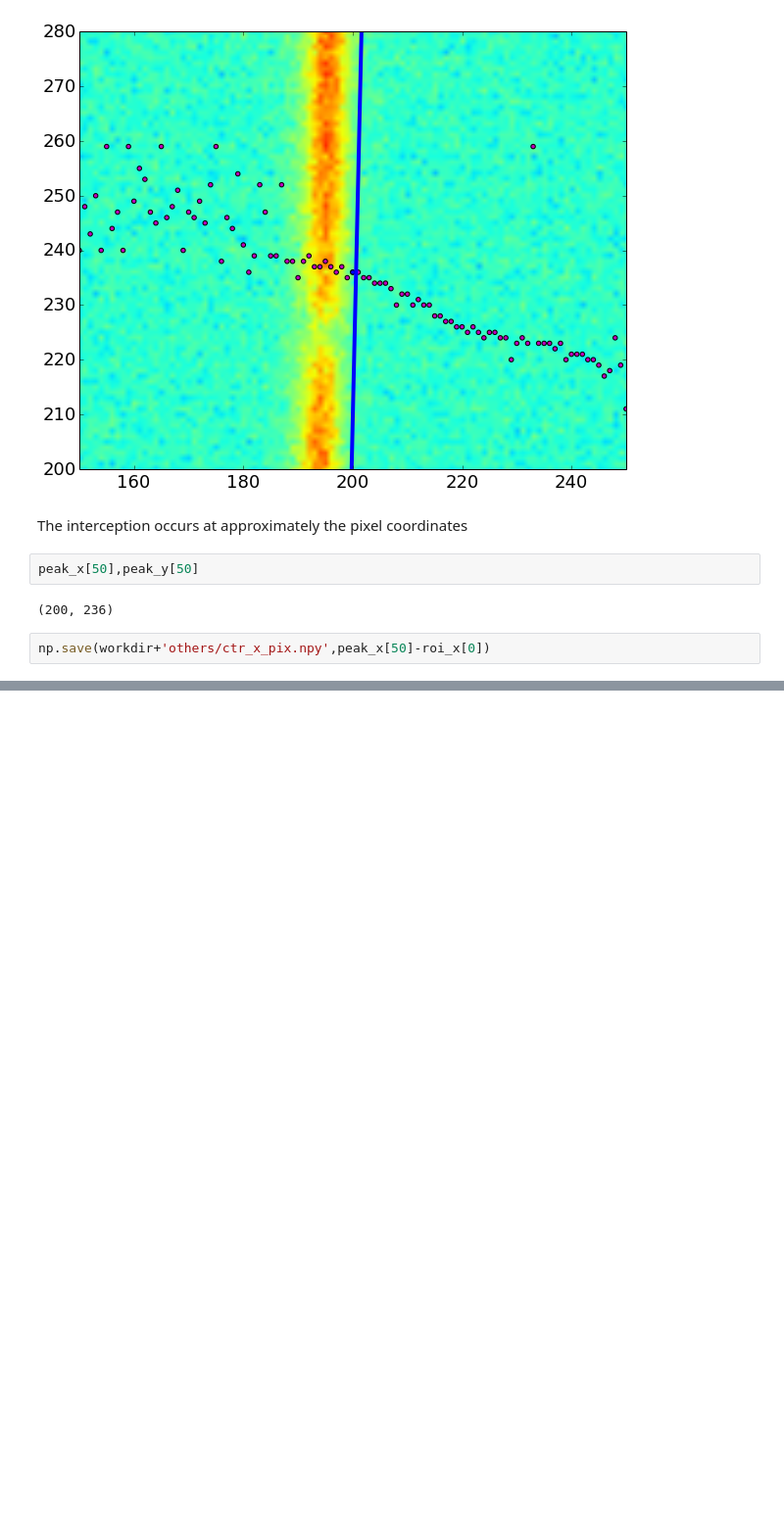
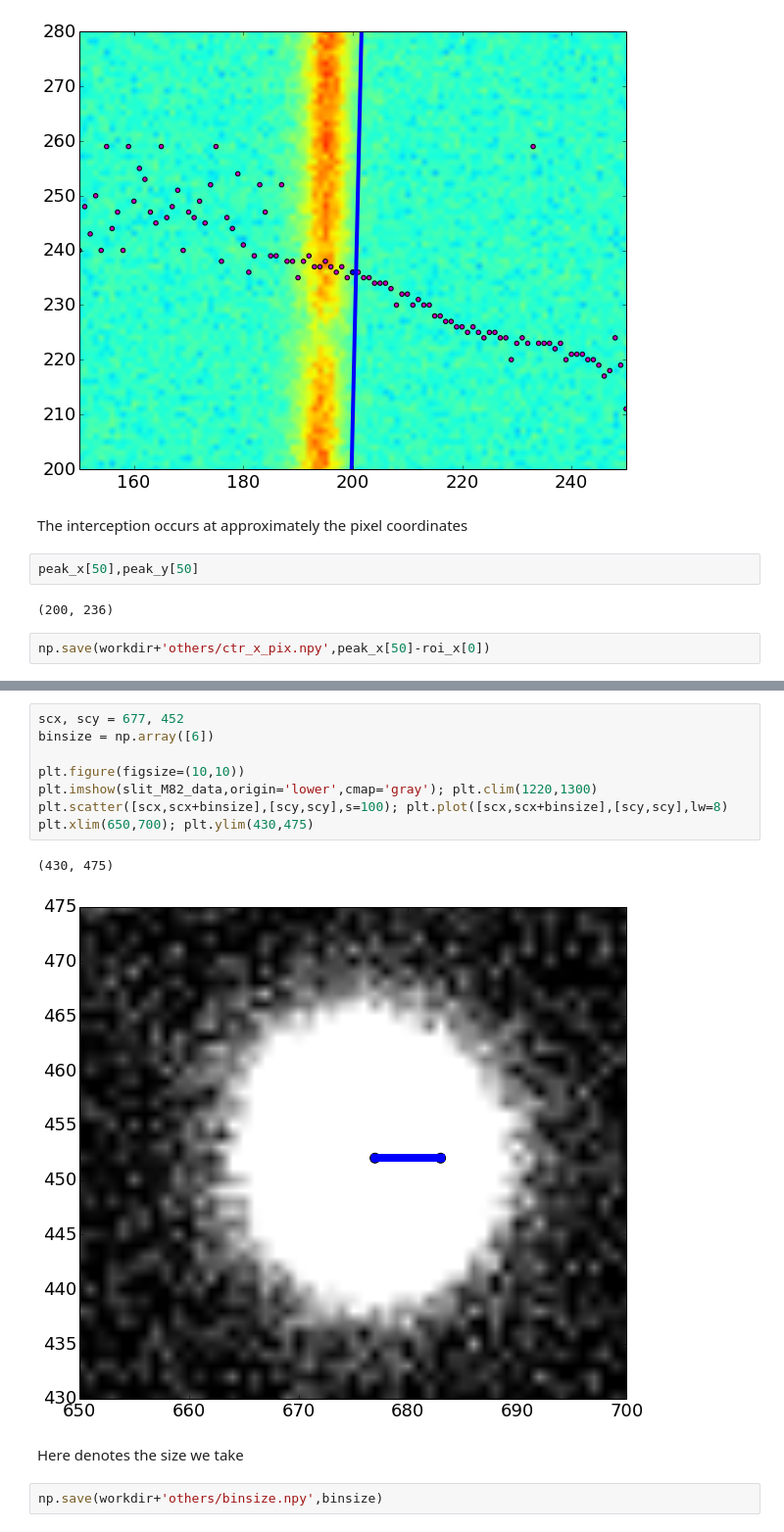
Before and after one commit to Mipanox/PHYS301, a Jupyter notebook: Project/SpecAss.ipynb, the cells around one changed output, grey strips where cells are left out. Shown at 98% size. Cells and saved outputs as stored; diff of their text form; blank space fills up the shorter version.

Commit message:
binsize justification

```diff
--- a/Project/SpecAss.ipynb
+++ b/Project/SpecAss.ipynb
@@ -284,0 +288,15 @@ np.save(workdir+'others/ctr_x_pix.npy',peak_x[50]-roi_x[0])
+# %%
+scx, scy = 677, 452
+binsize = np.array([6])
+
+plt.figure(figsize=(10,10))
+plt.imshow(slit_M82_data,origin='lower',cmap='gray'); plt.clim(1220,1300)
+plt.scatter([scx,scx+binsize],[scy,scy],s=100); plt.plot([scx,scx+binsize],[scy,scy],lw=8)
+plt.xlim(650,700); plt.ylim(430,475)
+# %% [output]
+(430, 475)
+[figure, added]
+# %% [markdown]
+Here denotes the size we take
+# %%
+np.save(workdir+'others/binsize.npy',binsize)
```
Also changed, not shown: parts of 2 cells of this notebook, 1 other file.
